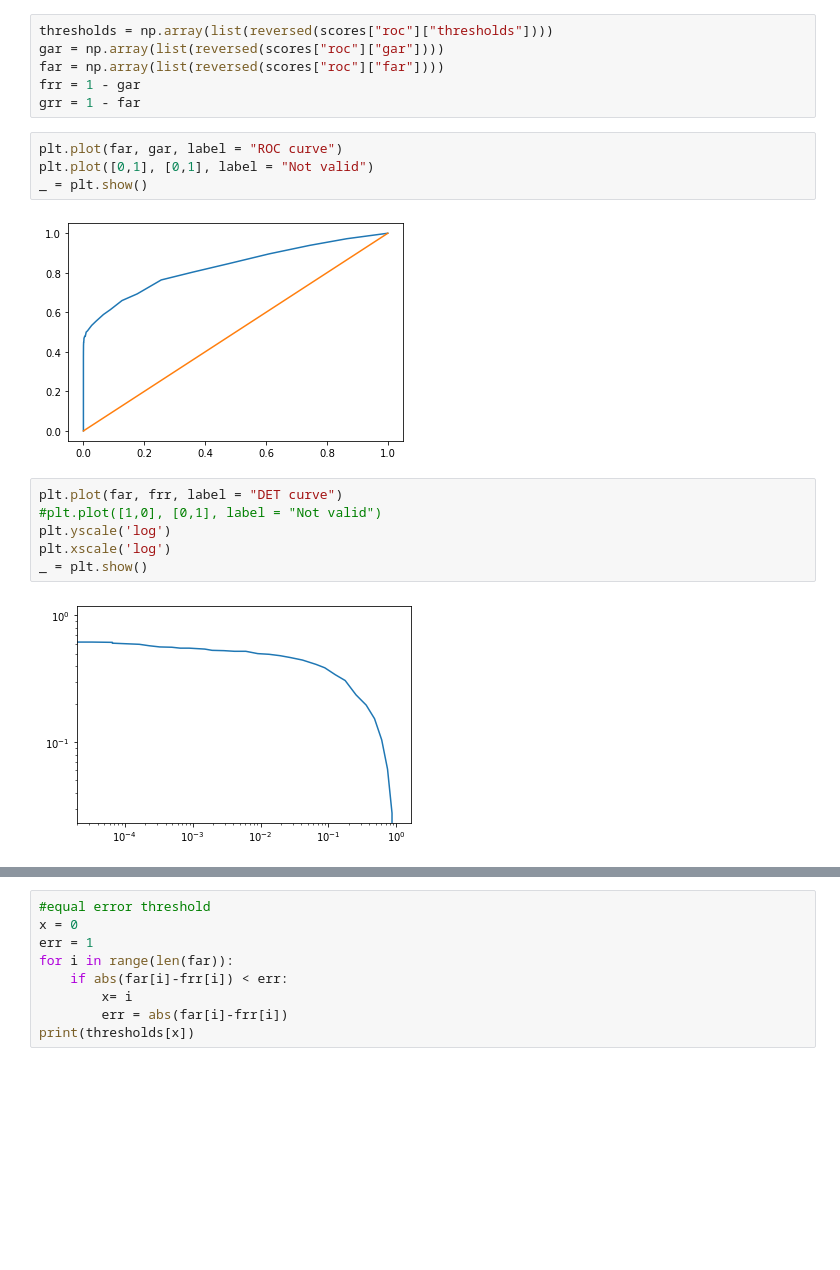
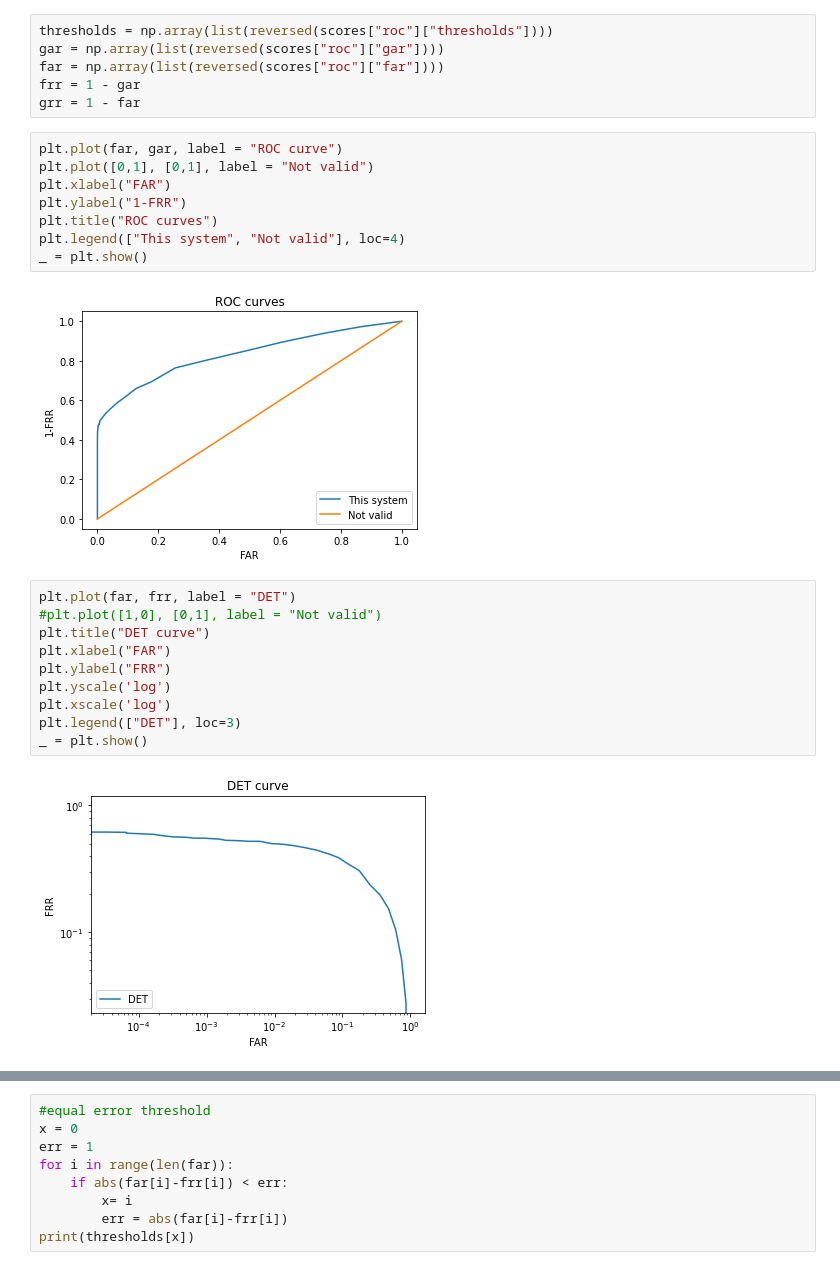
Before and after one commit to LeonardoEmili/ear-recognizer-android, a Jupyter notebook: report/evaluation/charts.ipynb, the cells around one changed output, grey strips where cells are left out. Drawn from its saved outputs; the diff is of its cells as text; blank space fills up the shorter version.

Commit message:
Add labels on charts

```diff
--- a/report/evaluation/charts.ipynb
+++ b/report/evaluation/charts.ipynb
@@ -18,15 +18,23 @@ grr = 1 - far
 # %%
 plt.plot(far, gar, label = "ROC curve")
 plt.plot([0,1], [0,1], label = "Not valid")
+plt.xlabel("FAR")
+plt.ylabel("1-FRR")
+plt.title("ROC curves")
+plt.legend(["This system", "Not valid"], loc=4)
 _ = plt.show()
 # %% [output]
-[figure, old version]
+[figure, new version]
 # %%
-plt.plot(far, frr, label = "DET curve")
+plt.plot(far, frr, label = "DET")
 #plt.plot([1,0], [0,1], label = "Not valid")
+plt.title("DET curve")
+plt.xlabel("FAR")
+plt.ylabel("FRR")
 plt.yscale('log')
 plt.xscale('log')
+plt.legend(["DET"], loc=3)
 _ = plt.show()
 # %% [output]
-[figure, old version]
+[figure, new version]
 # %%
```
Also changed, not shown: parts of 1 cell of this notebook.
